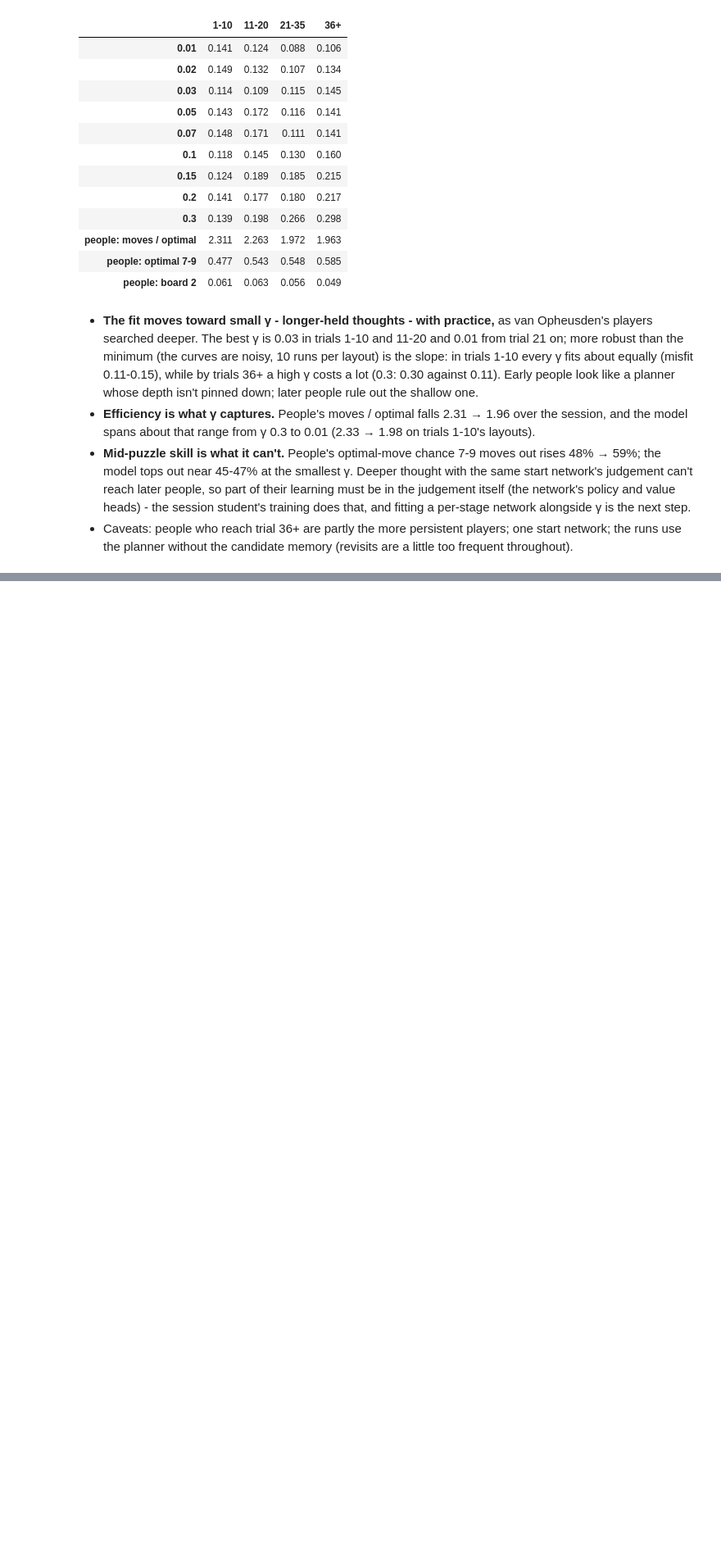
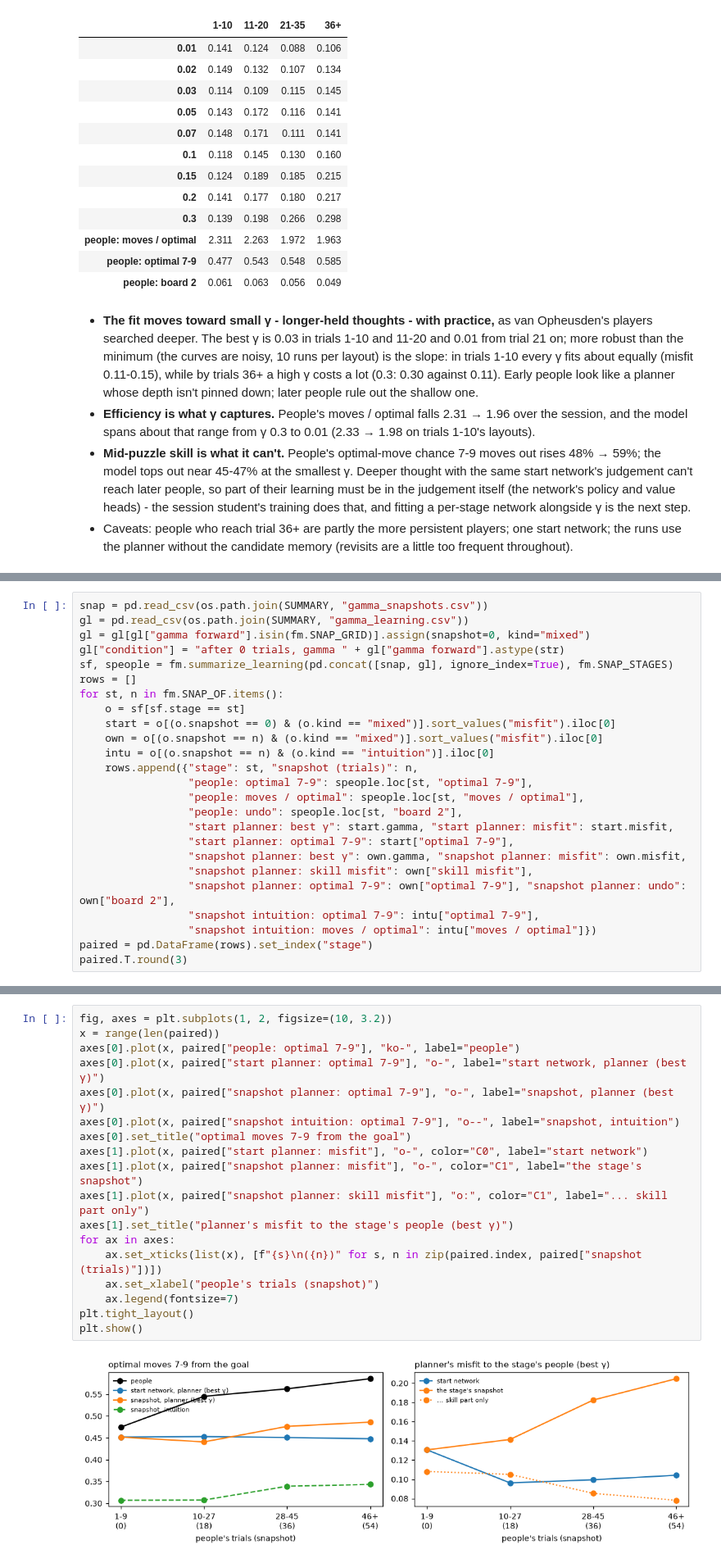
Before and after one commit to Appleseed4k/rush-hour, a Jupyter notebook: notebooks/forward_planning.ipynb, the cells around one changed output, grey strips where cells are left out. Shown at 82% size. Cells and saved outputs as stored; diff of their text form; blank space fills up the shorter version.

```diff
--- a/notebooks/forward_planning.ipynb
+++ b/notebooks/forward_planning.ipynb
@@ -674,0 +685,25 @@ pd.concat([lf.pivot(index="gamma", columns="stage", values="misfit")[STAGE_ORDER
+# %%
+snap = pd.read_csv(os.path.join(SUMMARY, "gamma_snapshots.csv"))
+gl = pd.read_csv(os.path.join(SUMMARY, "gamma_learning.csv"))
+gl = gl[gl["gamma forward"].isin(fm.SNAP_GRID)].assign(snapshot=0, kind="mixed")
+gl["condition"] = "after 0 trials, gamma " + gl["gamma forward"].astype(str)
+sf, speople = fm.summarize_learning(pd.concat([snap, gl], ignore_index=True), fm.SNAP_STAGES)
+rows = []
+for st, n in fm.SNAP_OF.items():
+    o = sf[sf.stage == st]
+    start = o[(o.snapshot == 0) & (o.kind == "mixed")].sort_values("misfit").iloc[0]
+    own = o[(o.snapshot == n) & (o.kind == "mixed")].sort_values("misfit").iloc[0]
+    intu = o[(o.snapshot == n) & (o.kind == "intuition")].iloc[0]
+    rows.append({"stage": st, "snapshot (trials)": n,
+                 "people: optimal 7-9": speople.loc[st, "optimal 7-9"],
+                 "people: moves / optimal": speople.loc[st, "moves / optimal"],
+                 "people: undo": speople.loc[st, "board 2"],
+                 "start planner: best γ": start.gamma, "start planner: misfit": start.misfit,
+                 "start planner: optimal 7-9": start["optimal 7-9"],
+                 "snapshot planner: best γ": own.gamma, "snapshot planner: misfit": own.misfit,
+                 "snapshot planner: skill misfit": own["skill misfit"],
+                 "snapshot planner: optimal 7-9": own["optimal 7-9"], "snapshot planner: undo": own["board 2"],
+                 "snapshot intuition: optimal 7-9": intu["optimal 7-9"],
+                 "snapshot intuition: moves / optimal": intu["moves / optimal"]})
+paired = pd.DataFrame(rows).set_index("stage")
+paired.T.round(3)
@@ -674,0 +726,20 @@ pd.concat([lf.pivot(index="gamma", columns="stage", values="misfit")[STAGE_ORDER
+# %%
+fig, axes = plt.subplots(1, 2, figsize=(10, 3.2))
+x = range(len(paired))
+axes[0].plot(x, paired["people: optimal 7-9"], "ko-", label="people")
+axes[0].plot(x, paired["start planner: optimal 7-9"], "o-", label="start network, planner (best γ)")
+axes[0].plot(x, paired["snapshot planner: optimal 7-9"], "o-", label="snapshot, planner (best γ)")
+axes[0].plot(x, paired["snapshot intuition: optimal 7-9"], "o--", label="snapshot, intuition")
+axes[0].set_title("optimal moves 7-9 from the goal")
+axes[1].plot(x, paired["start planner: misfit"], "o-", color="C0", label="start network")
+axes[1].plot(x, paired["snapshot planner: misfit"], "o-", color="C1", label="the stage's snapshot")
+axes[1].plot(x, paired["snapshot planner: skill misfit"], "o:", color="C1", label="... skill part only")
+axes[1].set_title("planner's misfit to the stage's people (best γ)")
+for ax in axes:
+    ax.set_xticks(list(x), [f"{s}\n({n})" for s, n in zip(paired.index, paired["snapshot (trials)"])])
+    ax.set_xlabel("people's trials (snapshot)")
+    ax.legend(fontsize=7)
+plt.tight_layout()
+plt.show()
+# %% [output]
+[figure, added]
```
Also changed, not shown: parts of 21 cells of this notebook, 8 other files.
